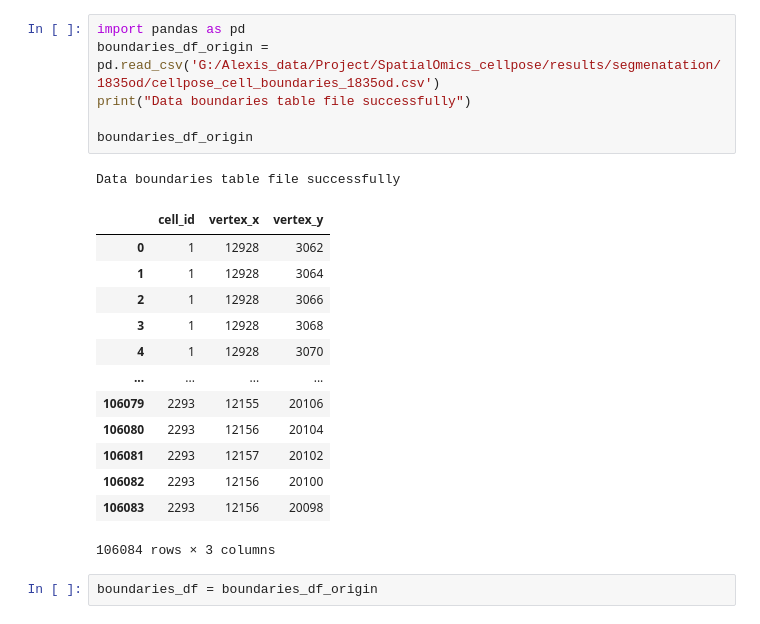
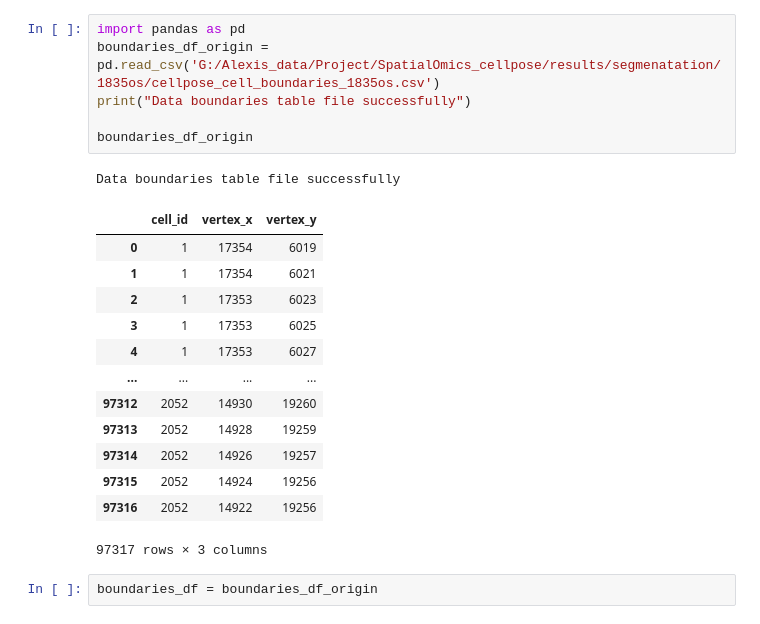
Before and after one commit to xiwang3236/SpatialOmics_cellpose, a Jupyter notebook: src/assign_transcripts.ipynb, the cells around one changed output. Saved outputs shown, nothing was run; the diff lists cells and outputs as text.

```diff
--- a/src/assign_transcripts.ipynb
+++ b/src/assign_transcripts.ipynb
@@ -1,24 +1,24 @@
 # %%
 import pandas as pd
-boundaries_df_origin = pd.read_csv('G:/Alexis_data/Project/SpatialOmics_cellpose/results/segmenatation/1835od/cellpose_cell_boundaries_1835od.csv')
+boundaries_df_origin = pd.read_csv('G:/Alexis_data/Project/SpatialOmics_cellpose/results/segmenatation/1835os/cellpose_cell_boundaries_1835os.csv')
 print("Data boundaries table file successfully")
 
 boundaries_df_origin
 # %% [output]
 Data boundaries table file successfully
 |  | cell_id | vertex_x | vertex_y |
-| 0 | 1 | 12928 | 3062 |
-| 1 | 1 | 12928 | 3064 |
-| 2 | 1 | 12928 | 3066 |
-| 3 | 1 | 12928 | 3068 |
-| 4 | 1 | 12928 | 3070 |
+| 0 | 1 | 17354 | 6019 |
+| 1 | 1 | 17354 | 6021 |
+| 2 | 1 | 17353 | 6023 |
+| 3 | 1 | 17353 | 6025 |
+| 4 | 1 | 17353 | 6027 |
 | ... | ... | ... | ... |
-| 106079 | 2293 | 12155 | 20106 |
-| 106080 | 2293 | 12156 | 20104 |
-| 106081 | 2293 | 12157 | 20102 |
-| 106082 | 2293 | 12156 | 20100 |
-| 106083 | 2293 | 12156 | 20098 |
+| 97312 | 2052 | 14930 | 19260 |
+| 97313 | 2052 | 14928 | 19259 |
+| 97314 | 2052 | 14926 | 19257 |
+| 97315 | 2052 | 14924 | 19256 |
+| 97316 | 2052 | 14922 | 19256 |
-106084 rows × 3 columns
+97317 rows × 3 columns
 # %%
 boundaries_df = boundaries_df_origin
 # %%
```
Also changed, not shown: parts of 17 cells of this notebook, 3 other files.
